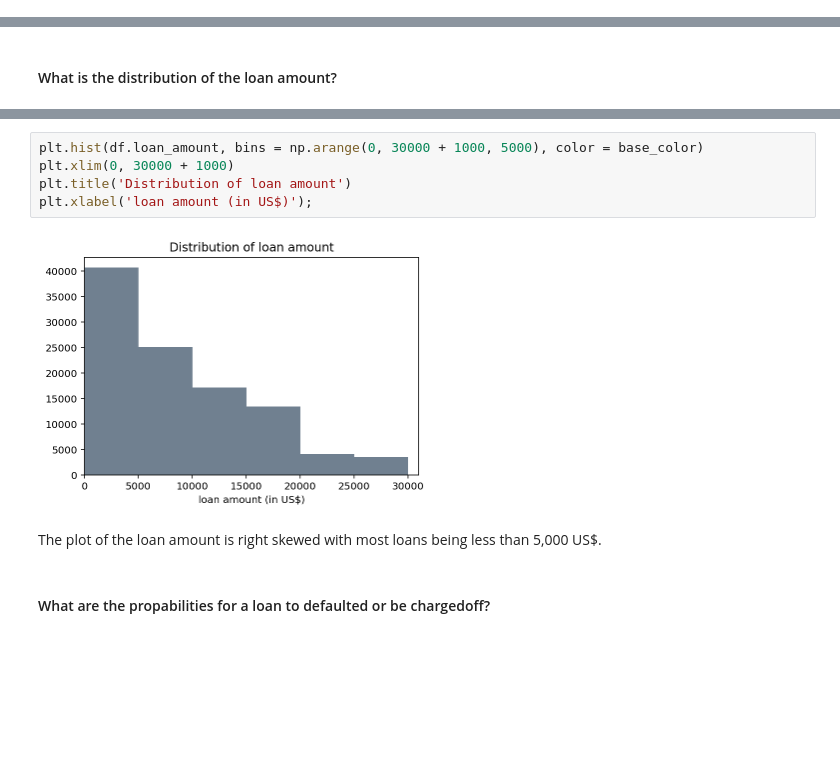
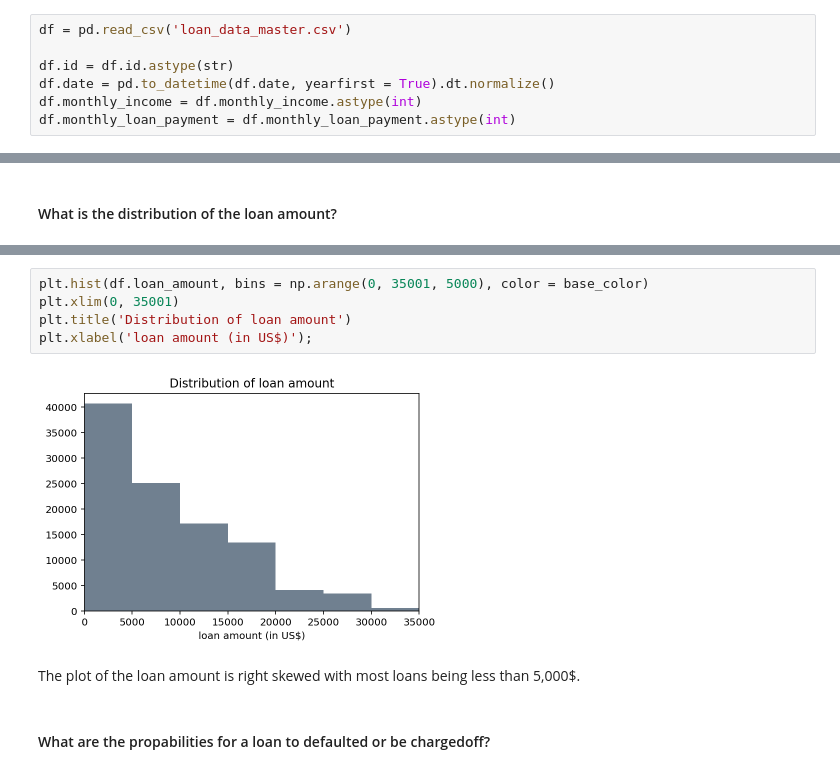
Before and after one commit to janikvalentin/Loan_Data_EDA, a Jupyter notebook: Loan_Data_Investigation.ipynb, the cells around one changed output, grey strips where cells are left out. Cells and saved outputs as stored; diff of their text form; blank space fills up the shorter version.

```diff
--- a/Loan_Data_Investigation.ipynb
+++ b/Loan_Data_Investigation.ipynb
@@ -322,5 +381,12 @@ df.to_csv('loan_data_master.csv', index = False)
 # %% [markdown]
 ## Analyzing and Visualizing
+# %%
+df = pd.read_csv('loan_data_master.csv')
+
+df.id = df.id.astype(str)
+df.date = pd.to_datetime(df.date, yearfirst = True).dt.normalize()
+df.monthly_income = df.monthly_income.astype(int)
+df.monthly_loan_payment = df.monthly_loan_payment.astype(int)
 # %% [markdown]
 ### Univariate Data Exploration
 # %%
@@ -350,12 +452,12 @@ Most individuals obtain a monthly income between 2500 and 7500 US$.
 # %%
-plt.hist(df.loan_amount, bins = np.arange(0, 30000 + 1000, 5000), color = base_color)
-plt.xlim(0, 30000 + 1000)
+plt.hist(df.loan_amount, bins = np.arange(0, 35001, 5000), color = base_color)
+plt.xlim(0, 35001)
 plt.title('Distribution of loan amount')
 plt.xlabel('loan amount (in US$)');
 # %% [output]
-[figure, old version]
+[figure, new version]
 # %% [markdown]
-The plot of the loan amount is right skewed with most loans being less than 5,000 US$.
+The plot of the loan amount is right skewed with most loans being less than 5,000$.
 # %% [markdown]
 #### What are the propabilities for a loan to defaulted or be chargedoff?
 # %%
```
Also changed, not shown: parts of 75 cells of this notebook.
